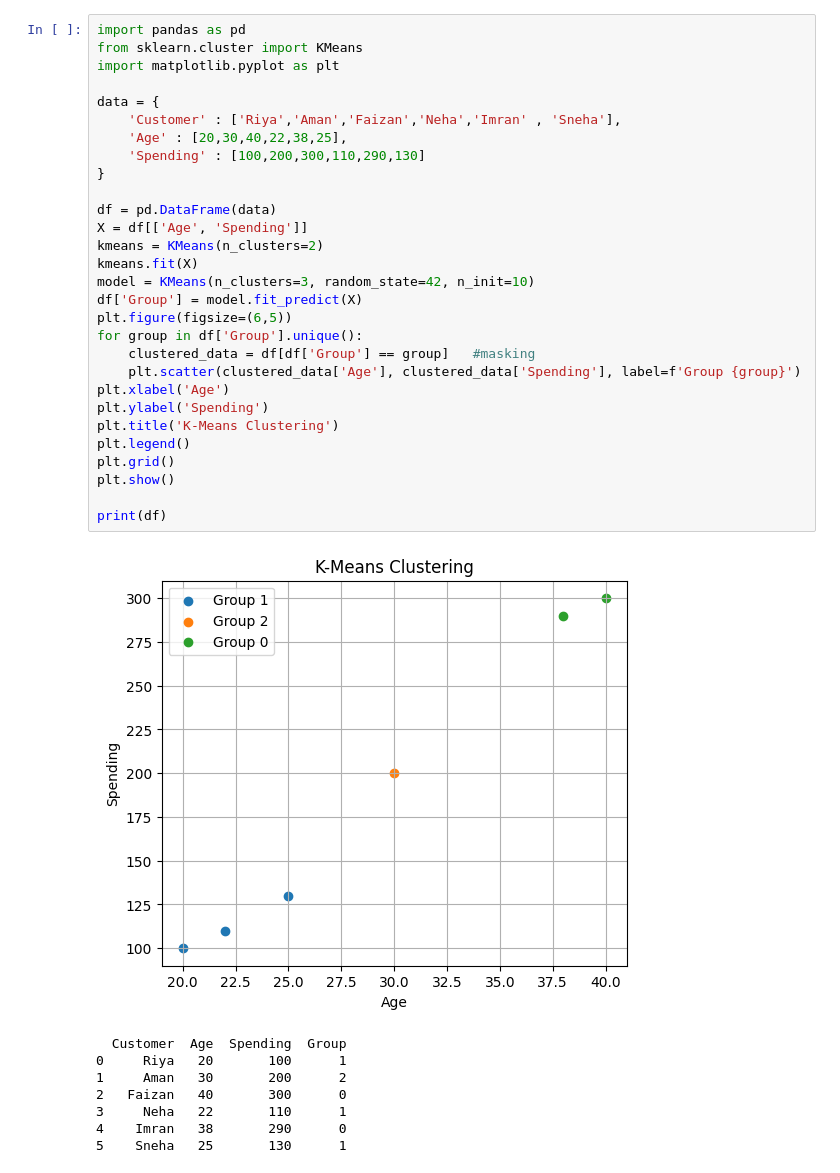
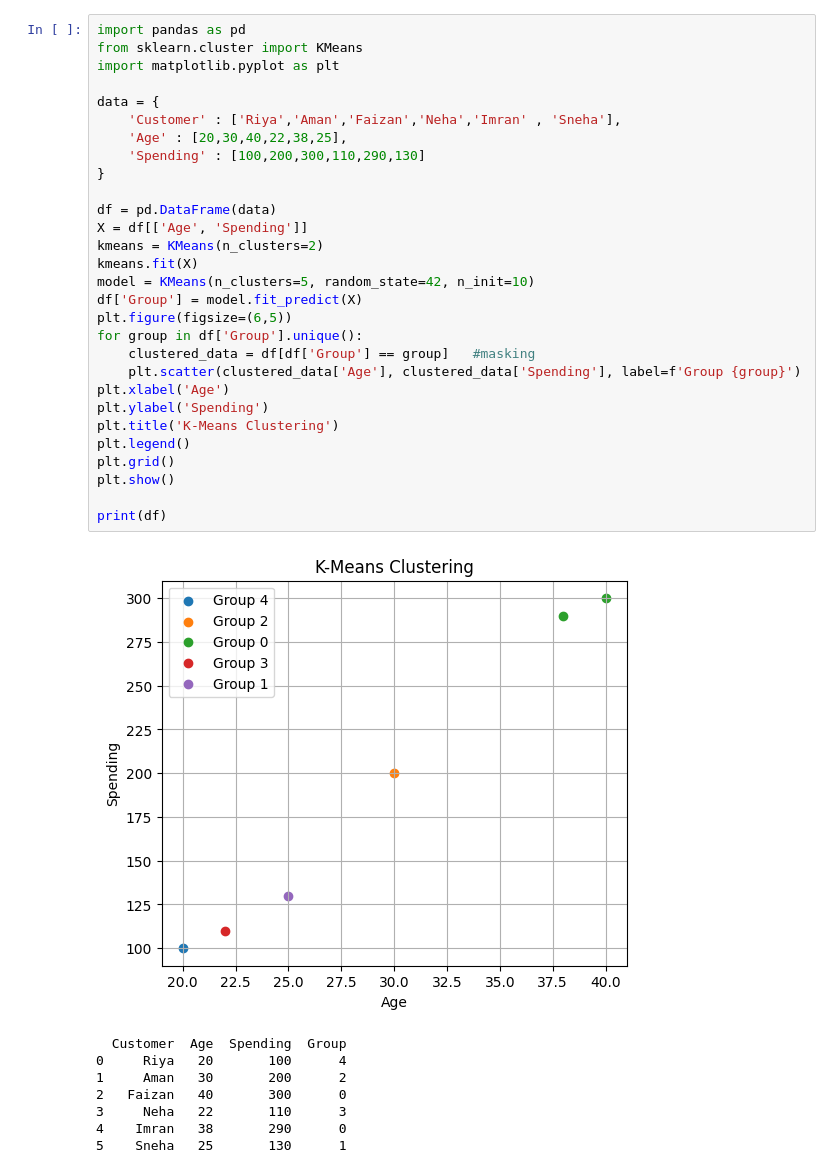
Before and after one commit to vikasp07/MachineLearning, a Jupyter notebook: k_mean.ipynb, the cells around one changed output. Cells and saved outputs as stored; diff of their text form.

```diff
--- a/k_mean.ipynb
+++ b/k_mean.ipynb
@@ -1,38 +1,38 @@
 # %%
 import pandas as pd
 from sklearn.cluster import KMeans
 import matplotlib.pyplot as plt
 
 data = {
     'Customer' : ['Riya','Aman','Faizan','Neha','Imran' , 'Sneha'],
     'Age' : [20,30,40,22,38,25],
     'Spending' : [100,200,300,110,290,130]
 }
 
 df = pd.DataFrame(data)
 X = df[['Age', 'Spending']]
 kmeans = KMeans(n_clusters=2)
 kmeans.fit(X)
-model = KMeans(n_clusters=3, random_state=42, n_init=10)
+model = KMeans(n_clusters=5, random_state=42, n_init=10)
 df['Group'] = model.fit_predict(X)
 plt.figure(figsize=(6,5))
 for group in df['Group'].unique():
     clustered_data = df[df['Group'] == group]   #masking
     plt.scatter(clustered_data['Age'], clustered_data['Spending'], label=f'Group {group}')
 plt.xlabel('Age')
 plt.ylabel('Spending')
 plt.title('K-Means Clustering')
 plt.legend()
 plt.grid()
 plt.show()
 
 print(df)
 # %% [output]
-[figure, old version]
+[figure, new version]
   Customer  Age  Spending  Group
-0     Riya   20       100      1
+0     Riya   20       100      4
 1     Aman   30       200      2
 2   Faizan   40       300      0
-3     Neha   22       110      1
+3     Neha   22       110      3
 4    Imran   38       290      0
 5    Sneha   25       130      1
```
Also changed, not shown: parts of 1 cell of this notebook, 2 other files.
